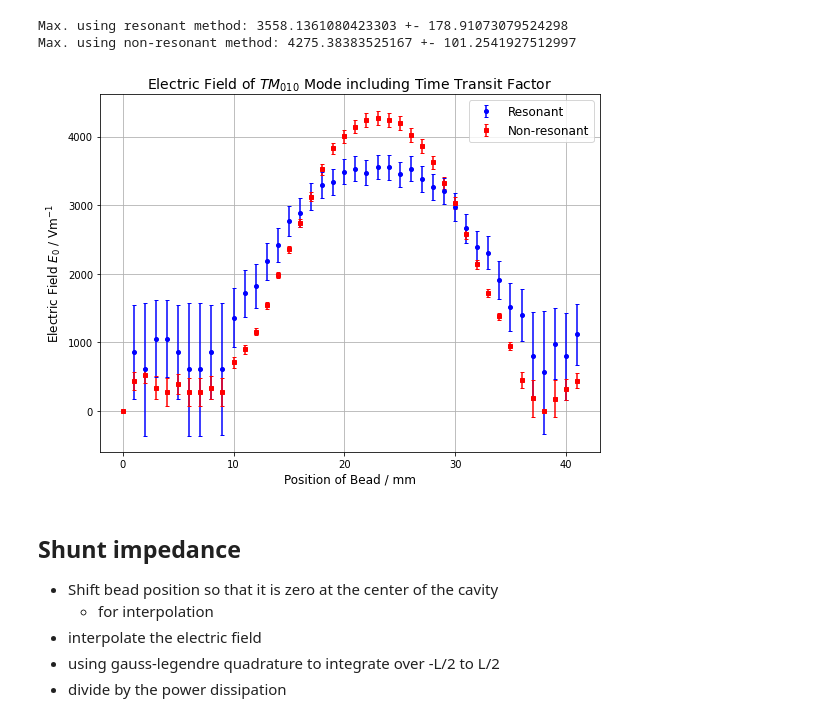
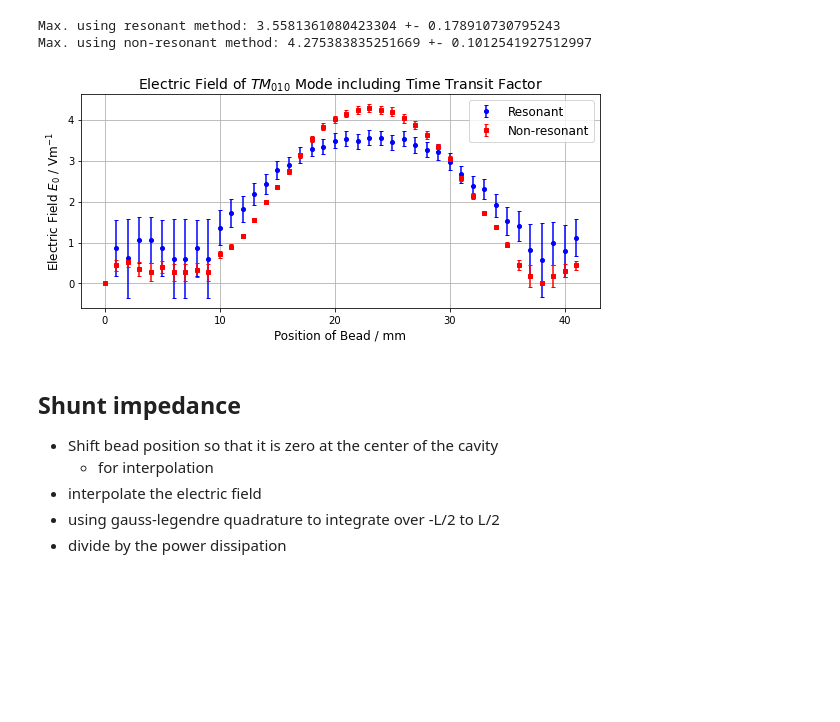
Before and after one commit to tesla1900/advanced-lab-course, a Jupyter notebook: cavities/bead_pull_analysis.ipynb, the cells around one changed output. Saved outputs shown, nothing was run; the diff lists cells and outputs as text; code cells hidden in the pictures; blank space fills up the shorter version.

```diff
--- a/cavities/bead_pull_analysis.ipynb
+++ b/cavities/bead_pull_analysis.ipynb
@@ -8,6 +8,7 @@ from utils import dB_to_U
 
 # modify this based on where you open the notebook
 PATH_TO_DATA = os.path.join(os.getcwd(), "data")
+figure_path = os.path.join(os.getcwd(), "figures")
 
 # data has the following columns (for each column): position of bead [mm] | delta resonant freq | delta |rho| |
 data = np.genfromtxt(os.path.join(PATH_TO_DATA, "bead_pull.csv"), delimiter=",", missing_values=np.nan, filling_values=np.nan, skip_header=1)
@@ -224,41 +227,43 @@ Max. using non-resonant method: 4390.53775354778 +- 39.74941602780442
 # now consider the transit time factor
 c = 3e8  # speed of light
 
 def transit_time_factor(z, res_freq):
     return np.cos(res_freq * z / c)
 def transit_time_factor_err(z, zerr, res_freq, res_freq_err):
     return np.sqrt( (np.sin(res_freq * z / c) * z / c * res_freq_err)**2. \
                     + (np.sin(res_freq * z / c) * res_freq / c * zerr))
 
 tt = transit_time_factor(bead_pos, res_freq)
 tt_err = transit_time_factor_err(bead_pos, bead_pos_err, res_freq, freq_err)
 
 E0_r_tt = E0_r * tt
 E0_r_tt_err = np.sqrt((E0_r * tt_err)**2. + (tt * E0_r_err)**2.)
 
 E0_nr_tt = E0_nr * tt
 E0_nr_tt_err = np.sqrt((E0_nr * tt_err)**2. + (tt * E0_nr_err)**2.)
 
-fig, ax = plt.subplots(figsize=(8,6), tight_layout=True)
-ax.errorbar(bead_pos * 1e3, E0_r_tt, yerr=E0_r_tt_err, label="Resonant", color="b",
+fig, ax = plt.subplots(figsize=(8,4), tight_layout=True)
+ax.errorbar(bead_pos * 1e3, E0_r_tt*1e-3, yerr=E0_r_tt_err*1e-3, label="Resonant", color="b",
             ls="", marker="o", ms=4.0, capsize=2.0)
-ax.errorbar(bead_pos * 1e3, E0_nr_tt, yerr=E0_nr_tt_err, label="Non-resonant", color="r",
+ax.errorbar(bead_pos * 1e3, E0_nr_tt*1e-3, yerr=E0_nr_tt_err*1e-3, label="Non-resonant", color="r",
             ls="", marker="s", ms=4.0, capsize=2.0)
 
 ax.set_xlabel("Position of Bead / mm", fontsize=12)
 ax.set_ylabel("Electric Field $E_0$ / Vm$^{{-1}}$", fontsize=12)
 ax.set_title("Electric Field of $TM_{{010}}$ Mode including Time Transit Factor", fontsize=14)
 
 ax.grid()
 ax.legend(prop={"size":12})
 
 # print max
-print("Max. using resonant method: {0} +- {1}".format(np.max(E0_r_tt), E0_r_tt_err[np.argmax(E0_r_tt)]))
-print("Max. using non-resonant method: {0} +- {1}".format(np.max(E0_nr_tt), E0_nr_tt_err[np.argmax(E0_nr_tt)]))
+print("Max. using resonant method: {0} +- {1}".format(np.max(E0_r_tt*1e-3), E0_r_tt_err[np.argmax(E0_r_tt)]*1e-3))
+print("Max. using non-resonant method: {0} +- {1}".format(np.max(E0_nr_tt*1e-3), E0_nr_tt_err[np.argmax(E0_nr_tt)]*1e-3))
+
+plt.savefig(os.path.join(figure_path, "E0_tt.png"), dpi=300, bbox_per_inches="tight")
 # %% [output]
-Max. using resonant method: 3558.1361080423303 +- 178.91073079524298
-Max. using non-resonant method: 4275.38383525167 +- 101.2541927512997
+Max. using resonant method: 3.5581361080423304 +- 0.178910730795243
+Max. using non-resonant method: 4.275383835251669 +- 0.1012541927512997
-[figure, old version]
+[figure, new version]
 # %% [markdown]
 ## Shunt impedance
 
```
Also changed, not shown: parts of 3 cells of this notebook, 6 other files.
